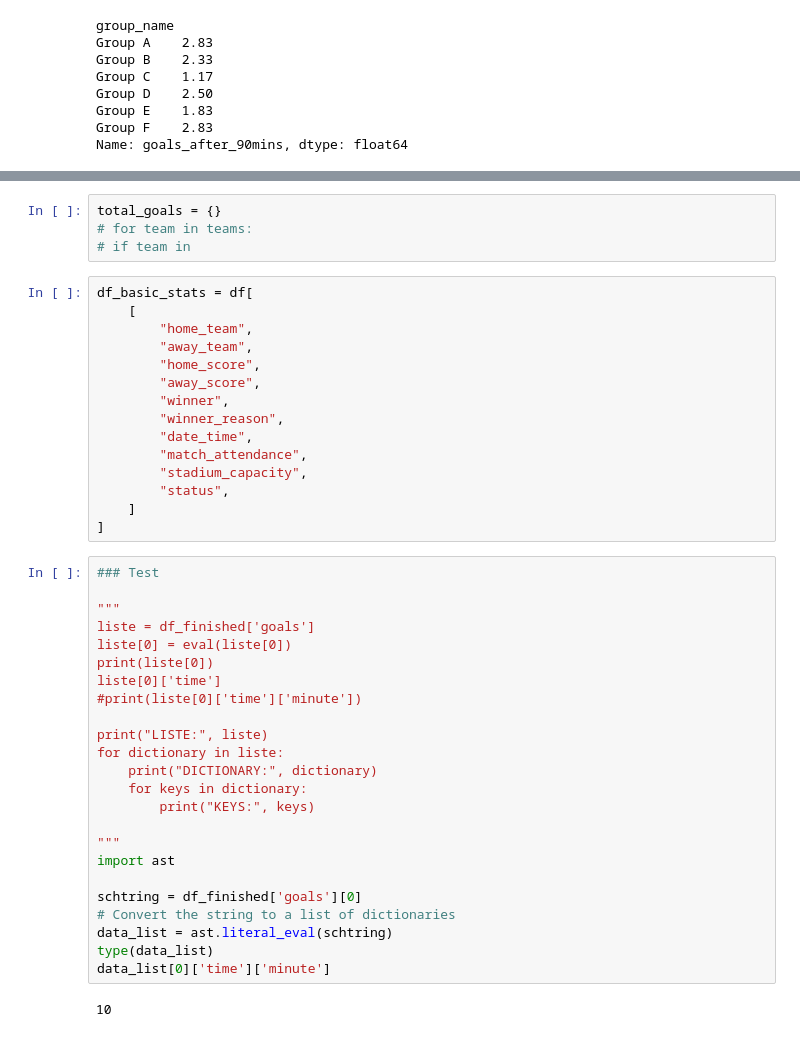
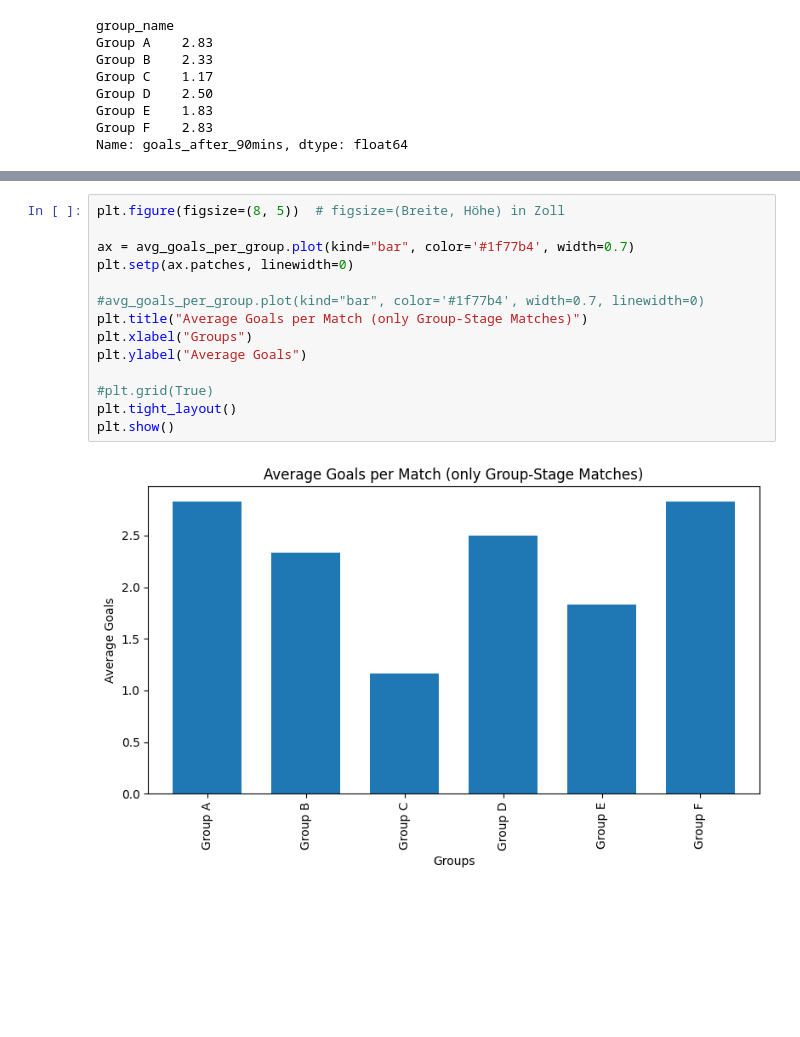
Before and after one commit to markuslangus/euro2024-data-project, a Jupyter notebook: eda.ipynb, the cells around one changed output, grey strips where cells are left out. Cells and saved outputs as stored; diff of their text form; blank space fills up the shorter version.

```diff
--- a/eda.ipynb
+++ b/eda.ipynb
@@ -277,45 +206,16 @@ plt.show()
-# %%
-total_goals = {}
-# for team in teams:
-# if team in
-# %%
-df_basic_stats = df[
-    [
-        "home_team",
-        "away_team",
-        "home_score",
-        "away_score",
-        "winner",
-        "winner_reason",
-        "date_time",
-        "match_attendance",
-        "stadium_capacity",
-        "status",
-    ]
-]
-# %%
-### Test
-
-"""
-liste = df_finished['goals']
-liste[0] = eval(liste[0])
-print(liste[0])
-liste[0]['time']
-#print(liste[0]['time']['minute'])
-
-print("LISTE:", liste)
-for dictionary in liste:
-    print("DICTIONARY:", dictionary)
-    for keys in dictionary:
-        print("KEYS:", keys)
-
-"""
-import ast
-
-schtring = df_finished['goals'][0]
-# Convert the string to a list of dictionaries
-data_list = ast.literal_eval(schtring)
-type(data_list)
-data_list[0]['time']['minute']
-# %% [output]
-10
+# %%
+plt.figure(figsize=(8, 5))  # figsize=(Breite, Höhe) in Zoll
+
+ax = avg_goals_per_group.plot(kind="bar", color='#1f77b4', width=0.7)
+plt.setp(ax.patches, linewidth=0)
+
+#avg_goals_per_group.plot(kind="bar", color='#1f77b4', width=0.7, linewidth=0)
+plt.title("Average Goals per Match (only Group-Stage Matches)")
+plt.xlabel("Groups")
+plt.ylabel("Average Goals")
+
+#plt.grid(True)
+plt.tight_layout()
+plt.show()
+# %% [output]
+[figure, added]
```
Also changed, not shown: parts of 15 cells of this notebook.
